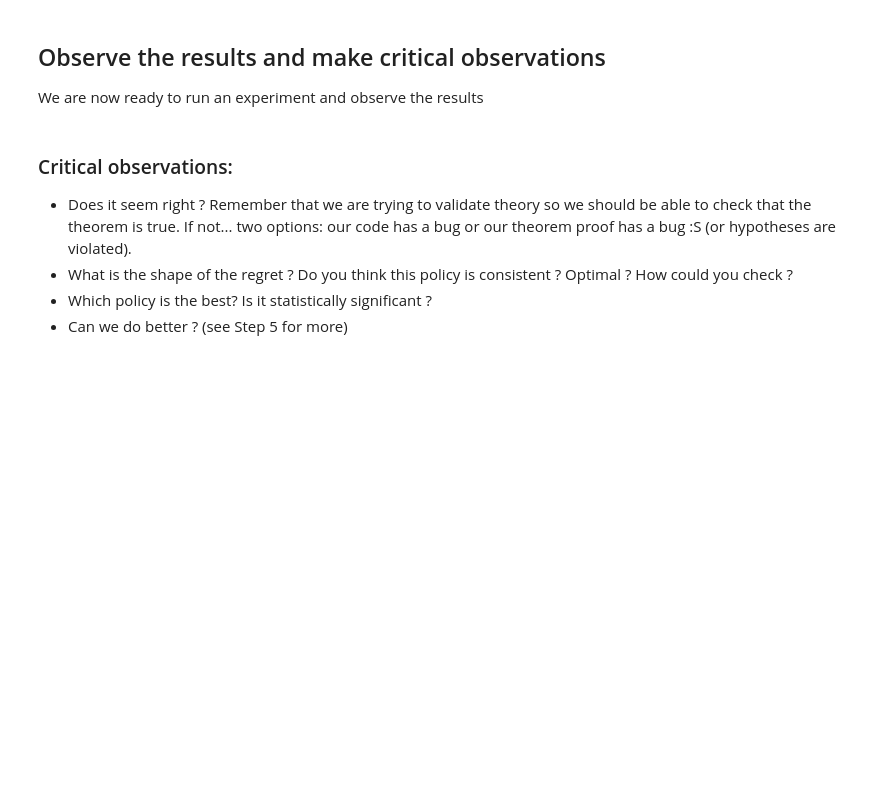
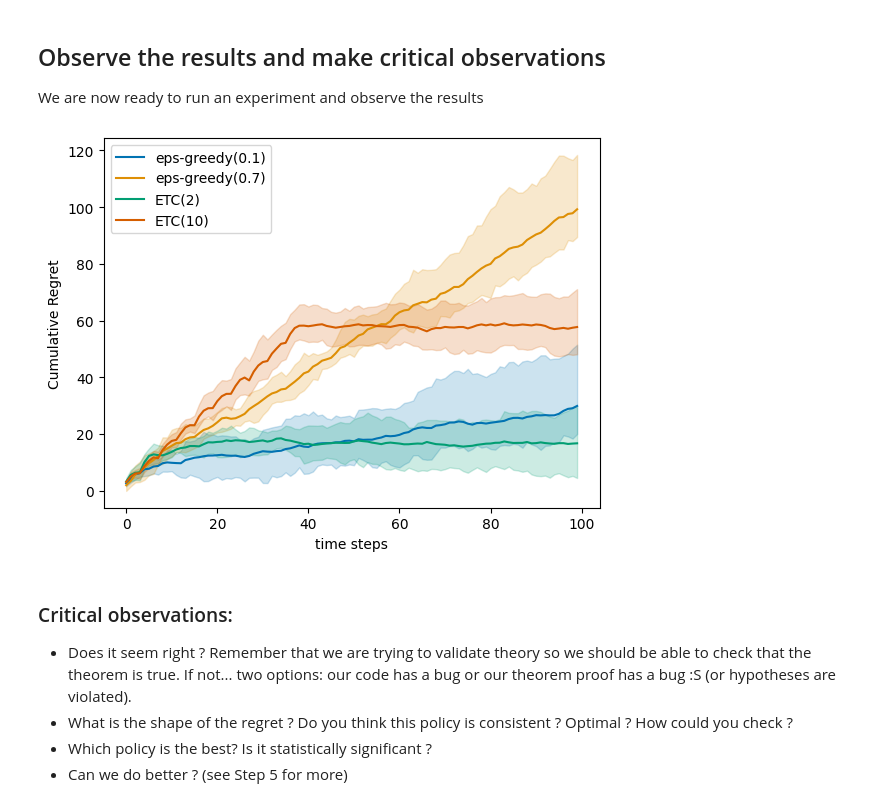
Before and after one commit to SahitiC/RL_course, a Jupyter notebook: Homework5/5_MultiArmedBandits.ipynb, the cells around one changed output. Cells and saved outputs as stored; diff of their text form; code cells hidden in the pictures; blank space fills up the shorter version.

```diff
--- a/Homework5/5_MultiArmedBandits.ipynb
+++ b/Homework5/5_MultiArmedBandits.ipynb
@@ -35,7 +35,7 @@ class Bandit():
             return np.random.normal(loc=self.means[action], scale=np.sqrt(self.var))
         else: # potentially add Bernoulli model option (not needed for exercise)
             # raise NotImplementedError('only Gaussian rewards are implemented so far')
-            np.random.binomial(n=1, p=self.ps[action])
+            return np.random.binomial(n=1, p=self.ps[action])
 # %% [markdown]
 ### Remarks / Questions:
 * The bandit environment is characterized by the family of distributions of the actions, here controlled by the keyword "model";
@@ -96,13 +96,17 @@ class ETC():
 
     def get_action(self):
         ## TODO: implement ETC
-        return 0
-
+        if self.t >= self.m * self.K:
+            action = np.argmax(self.count_rewards/self.count_actions)
+        else:
+            action = self.t % self.K
+        self.t += 1
+        return action
 
     def receive_reward(self, action, reward):
         # TODO
-        pass
-
+        self.count_actions[action] += 1
+        self.count_rewards[action] += reward
 
     def reset(self):
         self.count_actions = np.zeros(self.K)
@@ -224,12 +228,16 @@ We are now ready to run an experiment and observe the results
 # %%
 means = np.array([0., 1., 2., 3.])
 basicGaussianBandit = Bandit(means)
 epsgreedy01 = EpsGreedy(basicGaussianBandit, epsilon=0.1)
 epsgreedy07 = EpsGreedy(basicGaussianBandit, epsilon=0.7)
+ETC02 = ETC(basicGaussianBandit, m=2)
+ETC10 = ETC(basicGaussianBandit, m=10)
 
-firstregrets = experiment(basicGaussianBandit, [epsgreedy01, epsgreedy07], Nmc=10, T=100)
+firstregrets = experiment(basicGaussianBandit, [epsgreedy01, epsgreedy07, ETC02, ETC10], Nmc=10, T=100)
 
 plot_regret(firstregrets)
+# %% [output]
+[figure, added]
 # %% [markdown]
 ### Critical observations:
 * Does it seem right ? Remember that we are trying to validate theory so we should be able to check that the theorem is true. If not... two options: our code has a bug or our theorem proof has a bug :S (or hypotheses are violated).
```
Also changed, not shown: parts of 1 cell of this notebook, 1 other file.
